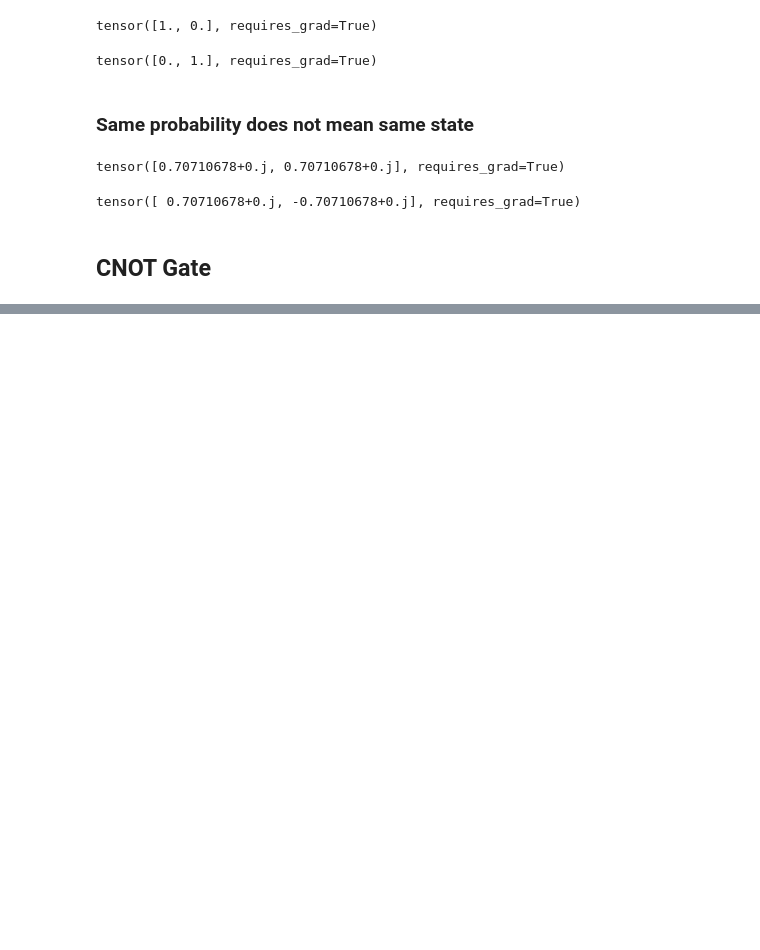
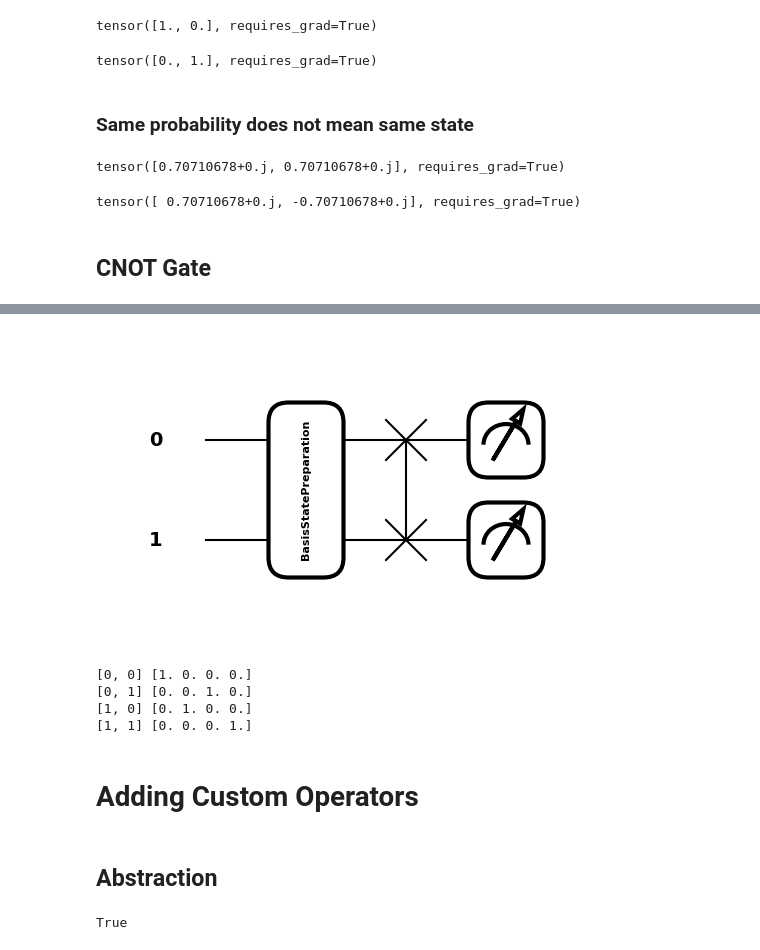
Before and after one commit to Axect/Pennylane_tutorial, a Jupyter notebook: 01_States_and_Gates.ipynb, the cells around one changed output, grey strips where cells are left out. Cells and saved outputs as stored; diff of their text form; code cells hidden in the pictures; blank space fills up the shorter version.

```diff
--- a/01_States_and_Gates.ipynb
+++ b/01_States_and_Gates.ipynb
@@ -192,0 +210,16 @@ tensor([1.+0.j, 0.+0.j, 0.+0.j, 0.+0.j], requires_grad=True)
+# %%
+fig, ax = qml.draw_mpl(swap_gate)(x_00)
+plt.show()
+# %% [output]
+[figure, added]
+# %%
+[print(x, swap_gate(x)) for x in [x_00, x_01, x_10, x_11]];
+# %% [output]
+[0, 0] [1. 0. 0. 0.]
+[0, 1] [0. 0. 1. 0.]
+[1, 0] [0. 1. 0. 0.]
+[1, 1] [0. 0. 0. 1.]
+# %% [markdown]
+# Adding Custom Operators
+# %% [markdown]
+## Abstraction
@@ -192,0 +229,4 @@ tensor([1.+0.j, 0.+0.j, 0.+0.j, 0.+0.j], requires_grad=True)
+# %%
+isinstance(op, qml.operation.Operator)
+# %% [output]
+True
```
Also changed, not shown: parts of 31 cells of this notebook.
